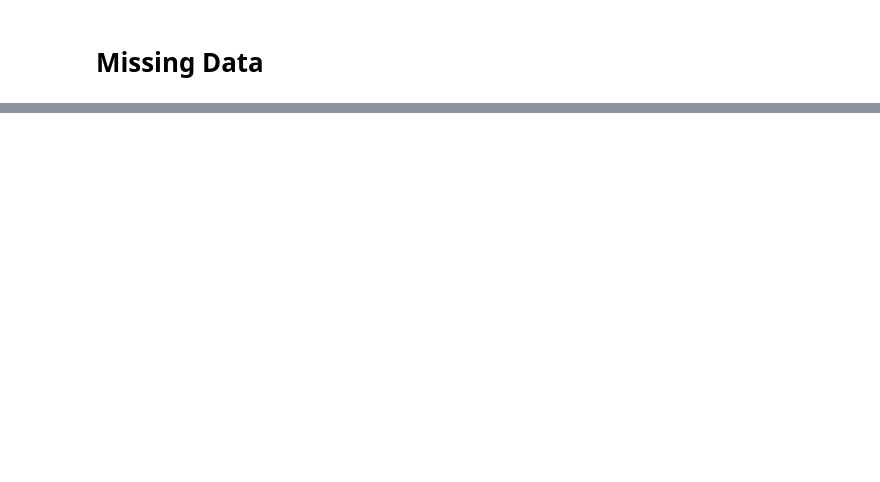
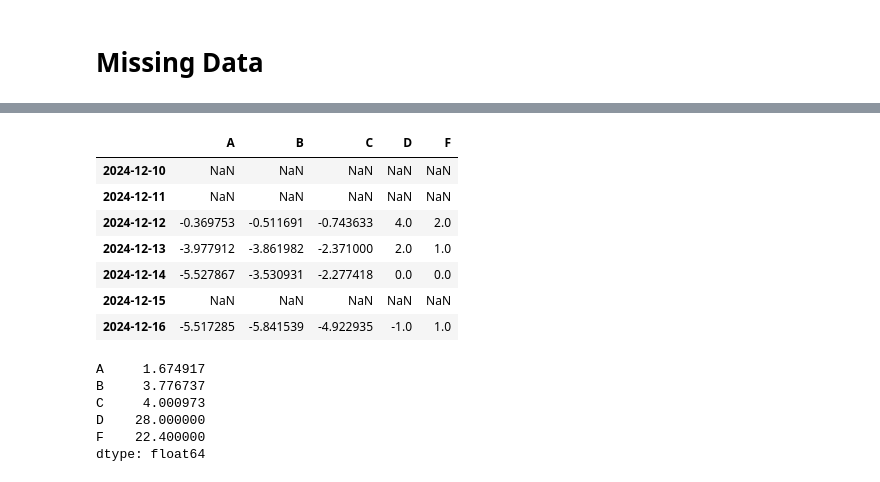
Before and after one commit to Ezrio1/playground, a Jupyter notebook: pandas/ten_m_pandas.ipynb, the cells around one changed output, grey strips where cells are left out. Saved outputs shown, nothing was run; the diff lists cells and outputs as text; code cells hidden in the pictures; blank space fills up the shorter version.

```diff
--- a/pandas/ten_m_pandas.ipynb
+++ b/pandas/ten_m_pandas.ipynb
@@ -368,0 +420,3 @@ df2
+# %%
+s = pd.Series([1, 3, 5, np.nan, 6, 8,9], index=dates).shift(2)
+s
@@ -368,0 +432,20 @@ df2
+# %%
+df.sub(s, axis="index")
+# %% [output]
+|  | A | B | C | D | F |
+| 2024-12-10 | NaN | NaN | NaN | NaN | NaN |
+| 2024-12-11 | NaN | NaN | NaN | NaN | NaN |
+| 2024-12-12 | -0.369753 | -0.511691 | -0.743633 | 4.0 | 2.0 |
+| 2024-12-13 | -3.977912 | -3.861982 | -2.371000 | 2.0 | 1.0 |
+| 2024-12-14 | -5.527867 | -3.530931 | -2.277418 | 0.0 | 0.0 |
+| 2024-12-15 | NaN | NaN | NaN | NaN | NaN |
+| 2024-12-16 | -5.517285 | -5.841539 | -4.922935 | -1.0 | 1.0 |
+# %%
+df.agg(lambda x : np.mean(x) * 5.6)
+# %% [output]
+A     1.674917
+B     3.776737
+C     4.000973
+D    28.000000
+F    22.400000
+dtype: float64
```
Also changed, not shown: parts of 30 cells of this notebook, 3 other files.
